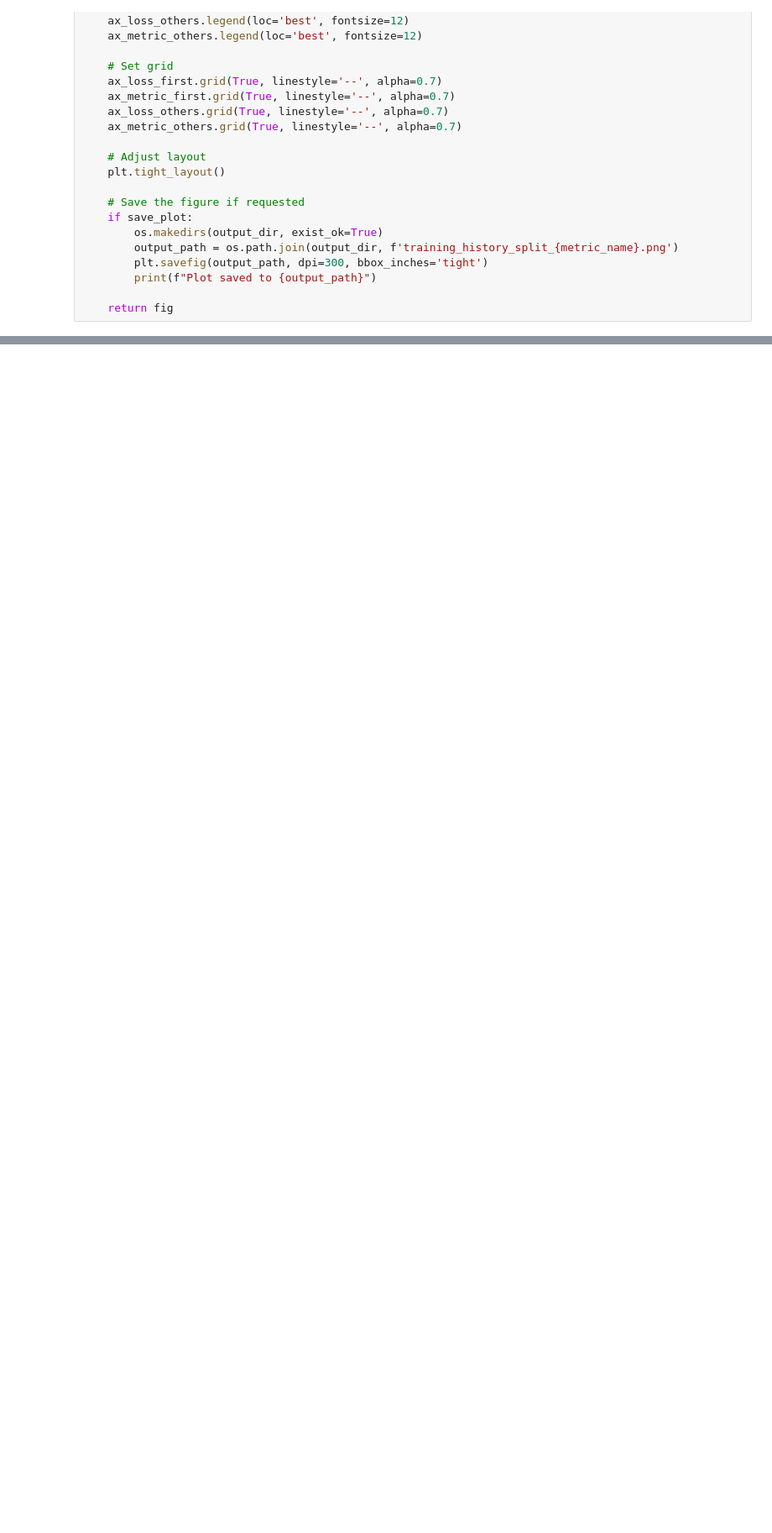
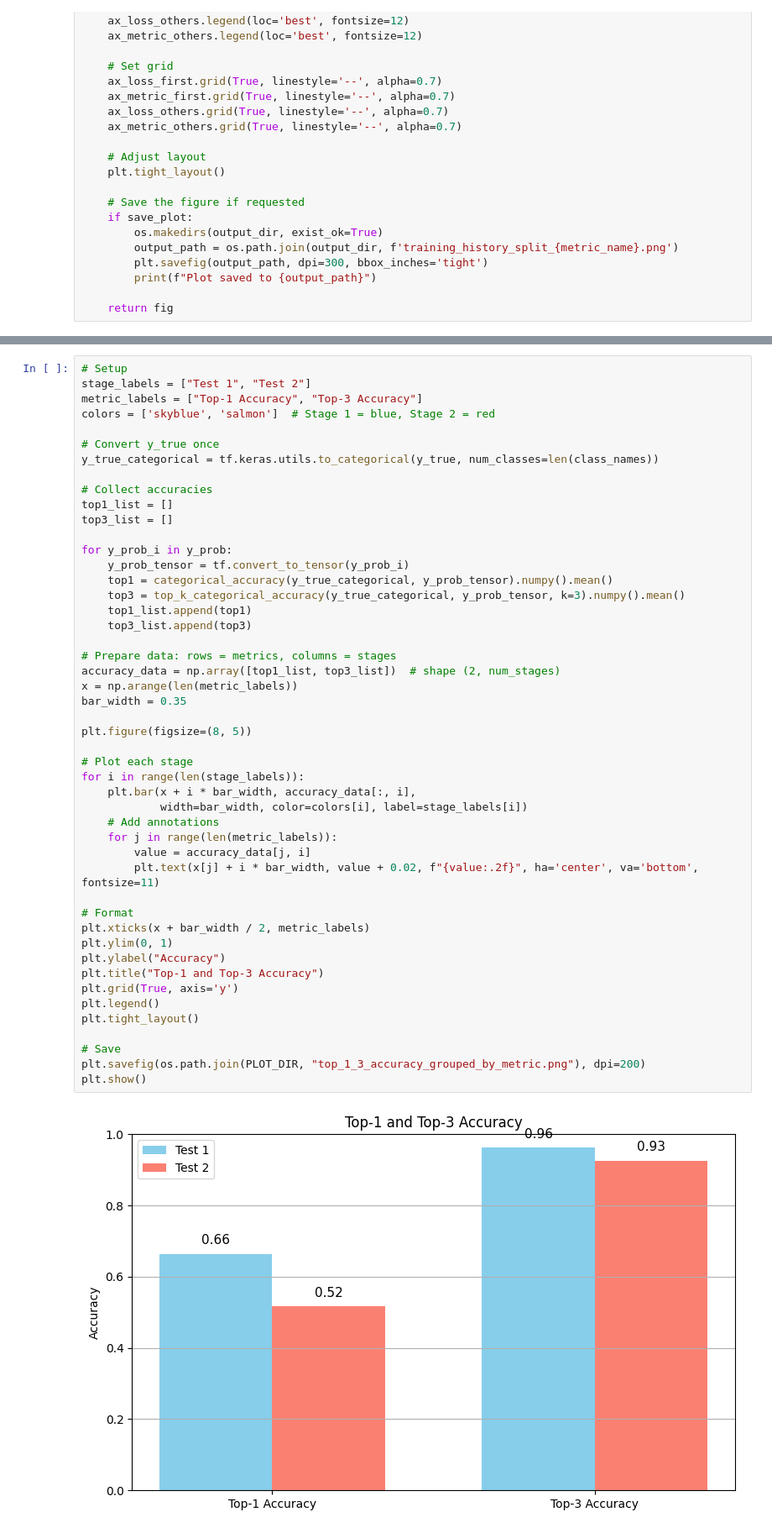
Before and after one commit to mattskraft/all-skin-deep, a Jupyter notebook: notebooks/03_eval_model_on_testset.ipynb, the cells around one changed output, grey strips where cells are left out. Shown: that part at 84% size. Cells and saved outputs as stored; diff of their text form; blank space fills up the shorter version.

```diff
--- a/notebooks/03_eval_model_on_testset.ipynb
+++ b/notebooks/03_eval_model_on_testset.ipynb
@@ -311,0 +388,50 @@ TypeError: string indices must be integers
+# %%
+# Setup
+stage_labels = ["Test 1", "Test 2"]
+metric_labels = ["Top-1 Accuracy", "Top-3 Accuracy"]
+colors = ['skyblue', 'salmon']  # Stage 1 = blue, Stage 2 = red
+
+# Convert y_true once
+y_true_categorical = tf.keras.utils.to_categorical(y_true, num_classes=len(class_names))
+
+# Collect accuracies
+top1_list = []
+top3_list = []
+
+for y_prob_i in y_prob:
+    y_prob_tensor = tf.convert_to_tensor(y_prob_i)
+    top1 = categorical_accuracy(y_true_categorical, y_prob_tensor).numpy().mean()
+    top3 = top_k_categorical_accuracy(y_true_categorical, y_prob_tensor, k=3).numpy().mean()
+    top1_list.append(top1)
+    top3_list.append(top3)
+
+# Prepare data: rows = metrics, columns = stages
+accuracy_data = np.array([top1_list, top3_list])  # shape (2, num_stages)
+x = np.arange(len(metric_labels))
+bar_width = 0.35
+
+plt.figure(figsize=(8, 5))
+
+# Plot each stage
+for i in range(len(stage_labels)):
+    plt.bar(x + i * bar_width, accuracy_data[:, i],
+            width=bar_width, color=colors[i], label=stage_labels[i])
+    # Add annotations
+    for j in range(len(metric_labels)):
+        value = accuracy_data[j, i]
+        plt.text(x[j] + i * bar_width, value + 0.02, f"{value:.2f}", ha='center', va='bottom', fontsize=11)
+
+# Format
+plt.xticks(x + bar_width / 2, metric_labels)
+plt.ylim(0, 1)
+plt.ylabel("Accuracy")
+plt.title("Top-1 and Top-3 Accuracy")
+plt.grid(True, axis='y')
+plt.legend()
+plt.tight_layout()
+
+# Save
+plt.savefig(os.path.join(PLOT_DIR, "top_1_3_accuracy_grouped_by_metric.png"), dpi=200)
+plt.show()
+# %% [output]
+[figure, added]
```
Also changed, not shown: parts of 6 cells of this notebook.
